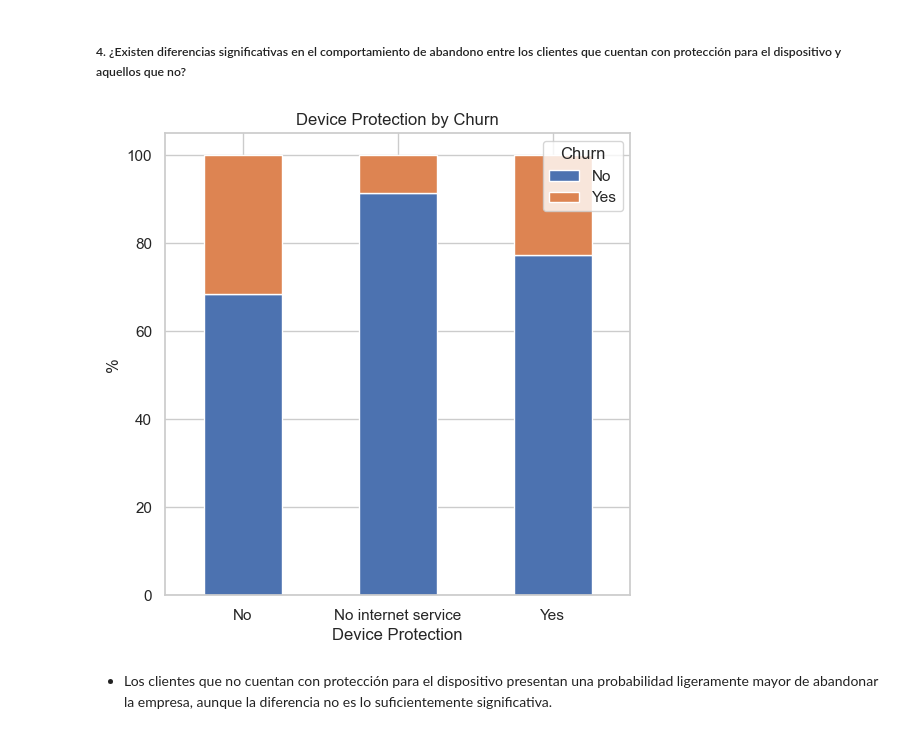
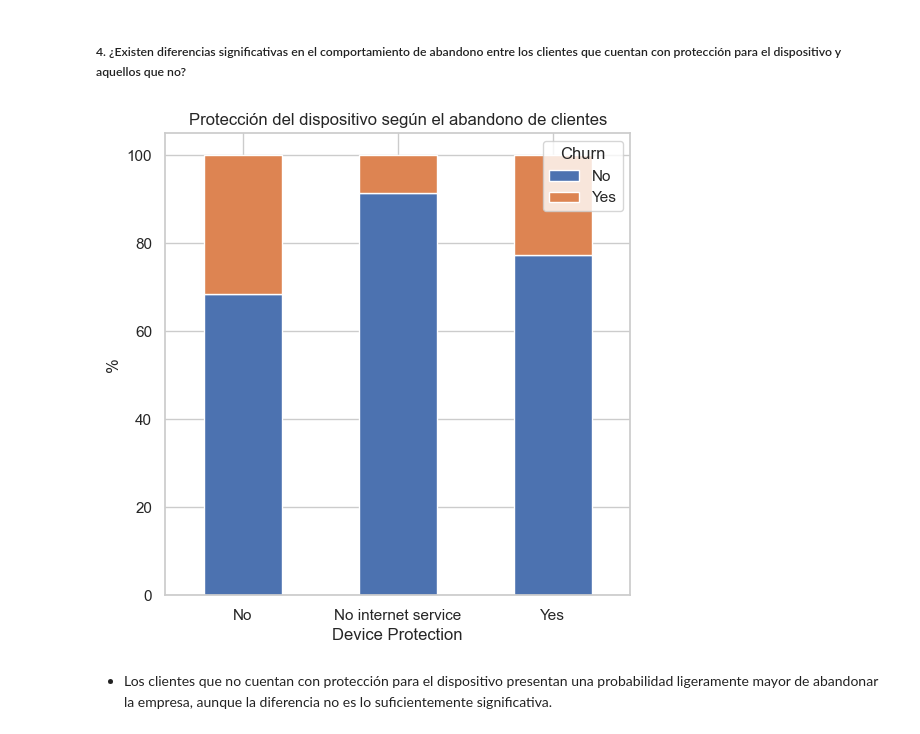
Before and after one commit to CarloEduardo/Prediccion_de_Churn_de_Clientes, a Jupyter notebook: Prediccion_de_Churn_de_Clientes.ipynb, the cells around one changed output. Cells and saved outputs as stored; diff of their text form; code cells hidden in the pictures.

```diff
--- a/Prediccion_de_Churn_de_Clientes.ipynb
+++ b/Prediccion_de_Churn_de_Clientes.ipynb
@@ -978,22 +938,21 @@ plt.show()
 # %%
 # Crear una tabla de contingencia (crosstab) entre la variable categórica y la columna 'Churn'
 cross_tab = pd.crosstab(Data_All['DeviceProtection'], Data_All['Churn'])
 
 # Graficar un gráfico de barras apiladas utilizando Seaborn
 percentages = cross_tab.div(cross_tab.sum(1), axis=0) * 100
 
 # Graficar un gráfico de barras apiladas utilizando Seaborn
 ax = percentages.plot(kind="bar", stacked=True, figsize=(6, 6))
-plt.title("Device Protection by Churn")
+plt.title("Protección del dispositivo según el abandono de clientes")
 plt.xlabel("Device Protection")
 plt.xticks(rotation=0)
 plt.ylabel("%")
 plt.legend(title="Churn", loc="upper right")
 
-
 plt.show()
 # %% [output]
-[figure, old version]
+[figure, new version]
 # %% [markdown]
 - Los clientes que no cuentan con protección para el dispositivo presentan una probabilidad ligeramente mayor de abandonar la empresa, aunque la diferencia no es lo suficientemente significativa.
 # %% [markdown]
```
Also changed, not shown: parts of 165 cells of this notebook, 2 other files.
